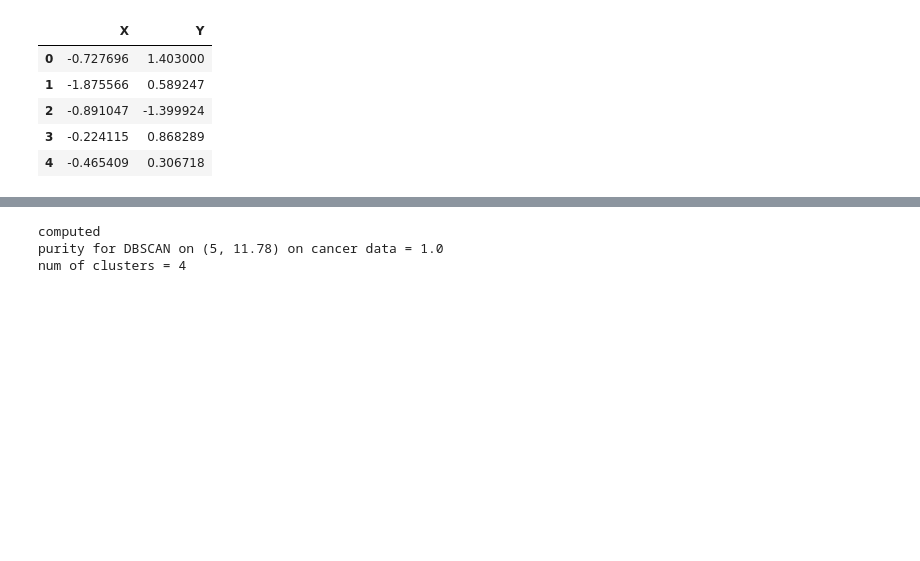
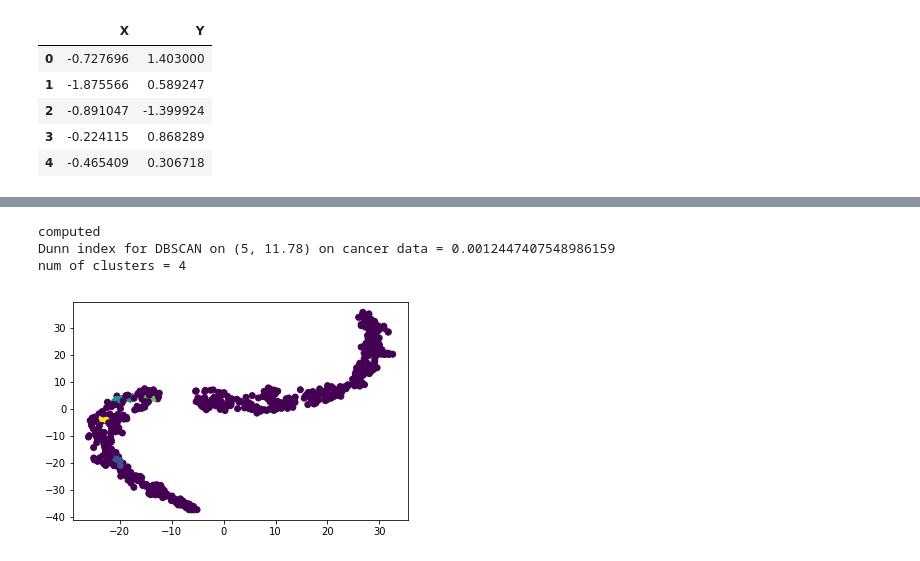
Before and after one commit to akhvorov/ml-1-ifmo-course, a Jupyter notebook: 2/Clusterization.ipynb, the cells around one changed output, grey strips where cells are left out. Drawn from its saved outputs; the diff is of its cells as text; code cells hidden in the pictures; blank space fills up the shorter version.

```diff
--- a/2/Clusterization.ipynb
+++ b/2/Clusterization.ipynb
@@ -128,7 +169,7 @@ class DBSCAN():
         self._compute_dists()
         print("computed")
         self.labels = np.ones(X.shape[0]) * -2
-        self.cluster_num = 0
+        self.n_clusters = 0
         for i in range(len(self.points)):
             if self.labels[i] != -2:
                 continue
@@ -136,7 +177,7 @@ class DBSCAN():
             if len(nearest) < self.minN:
                 self.labels[i] = -1
                 continue
-            self.labels[i] = self.cluster_num
+            self.labels[i] = self.n_clusters
             cluster = set([j for j in nearest if j != i])
             while len(cluster) > 0:
                 j = cluster.pop()
@@ -146,23 +187,23 @@ class DBSCAN():
                     if len(j_nearest) >= self.minN:
                         cluster |= set(j_nearest)
                 if self.labels[j] == -1:
-                    self.labels[j] = self.cluster_num
-            self.cluster_num += 1
+                    self.labels[j] = self.n_clusters
+            self.n_clusters += 1
         return self.labels
-
-    def n_clusters(self):
-        return self.cluster_num
 # %%
 minN = 5
 eps = 11.78  # binary search for fixed minN on interval [5; 15]. minN selected randomly
 dbscan = DBSCAN(minN=minN, eps=eps)
 pred = dbscan.fit_predict(cancer_features)
-print(f"purity for DBSCAN on ({minN}, {eps}) on cancer data = {purity(y_pred=pred, y_true=cancer_labels)}")
-print(f"num of clusters = {dbscan.n_clusters()}")
+score = dunn_index(cancer_features, pred)
+print(f"Dunn index for DBSCAN on ({minN}, {eps}) on cancer data = {score}")
+print(f"num of clusters = {dbscan.n_clusters}")
+show_clusters(cancer2d, pred)
 # %% [output]
 computed
-purity for DBSCAN on (5, 11.78) on cancer data = 1.0
+Dunn index for DBSCAN on (5, 11.78) on cancer data = 0.0012447407548986159
 num of clusters = 4
+[figure, added]
 # %%
 minN = 3
 eps = 0.3
```
Also changed, not shown: parts of 12 cells of this notebook.
